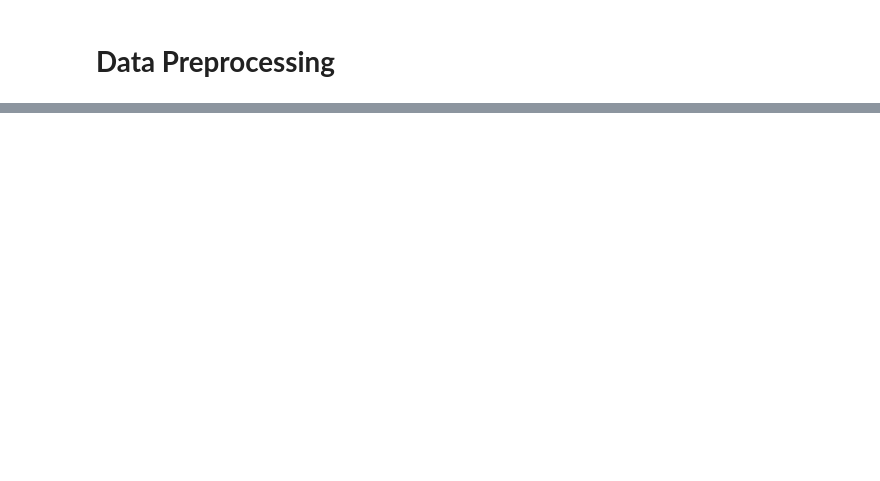
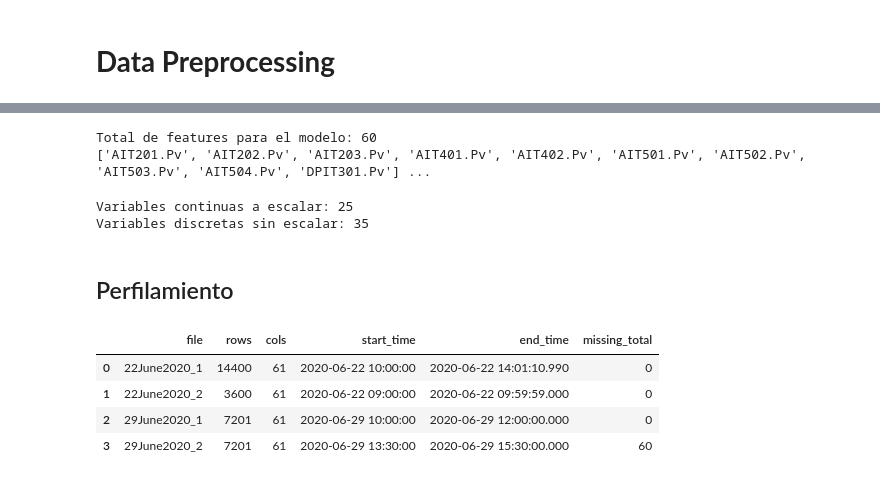
Before and after one commit to juanmi30/ics-synthetic-data-augmentation, a Jupyter notebook: data-preprocessing.ipynb, the cells around one changed output, grey strips where cells are left out. Cells and saved outputs as stored; diff of their text form; code cells hidden in the pictures; blank space fills up the shorter version.

Commit message:
rehacer preprocesamiento y perfilamiento

```diff
--- a/data-preprocessing.ipynb
+++ b/data-preprocessing.ipynb
@@ -199,30 +2,0 @@ Name: t_stamp, dtype: datetime64[ns]
-# %%
-# Convertir columna t_stamp a formato datetime
-data = data.replace('Bad Input', pd.NA)
-data['t_stamp'] = data['t_stamp'].astype(str).str.replace('/yy ', '/2020 ', regex=False)
-data['t_stamp'] = pd.to_datetime(data['t_stamp'], errors='coerce')
-data['t_stamp'].head()
-
-# Convertir columnas de estado a numéricas (valores inválidos -> NaN)
-state_cols = ['P1_STATE', 'P2_STATE', 'P3_STATE', 'P4_STATE', 'P5_STATE', 'P6_STATE']
-for col in state_cols:
-	data[col] = pd.to_numeric(data[col], errors='coerce')
-
-# Filtrar filas válidas para evitar errores en el gráfico
-plot_data = data.dropna(subset=['t_stamp'] + state_cols).copy()
-
-# Ordenar el DataFrame por la columna t_stamp
-plot_data = plot_data.sort_values(by='t_stamp').reset_index(drop=True)
-
-#Mostrar distribución de la columna t_stamp con grafico de lineas
-if plot_data.empty:
-	print('No hay datos válidos para graficar después de la limpieza.')
-else:
-	plt.figure(figsize=(12, 6))
-	for col in state_cols:
-		sns.lineplot(x='t_stamp', y=col, data=plot_data, label=col)
-	plt.title('Distribución de P1_STATE a P6_STATE a lo largo del tiempo')
-	plt.xlabel('Tiempo')
-	plt.ylabel('Estado')
-	plt.legend()
-	plt.show()
@@ -299,0 +170,41 @@ data.to_csv('SWaT_cleaned_data_2020.csv', index=False)
+# %%
+# Features que sí entran al modelo
+feature_cols = pv_cols + status_cols + state_cols
+
+print(f"Total de features para el modelo: {len(feature_cols)}")
+print(feature_cols[:10], "..." if len(feature_cols) > 10 else "")
+# %% [output]
+Total de features para el modelo: 60
+['AIT201.Pv', 'AIT202.Pv', 'AIT203.Pv', 'AIT401.Pv', 'AIT402.Pv', 'AIT501.Pv', 'AIT502.Pv', 'AIT503.Pv', 'AIT504.Pv', 'DPIT301.Pv'] ...
+# %%
+continuous_cols = pv_cols
+discrete_cols = status_cols + state_cols
+
+print(f"Variables continuas a escalar: {len(continuous_cols)}")
+print(f"Variables discretas sin escalar: {len(discrete_cols)}")
+# %% [output]
+Variables continuas a escalar: 25
+Variables discretas sin escalar: 35
+# %% [markdown]
+## Perfilamiento
+# %%
+summary_rows = []
+
+for name, df in files_clean.items():
+    summary_rows.append({
+        "file": name,
+        "rows": len(df),
+        "cols": len(df.columns),
+        "start_time": df["t_stamp"].min() if "t_stamp" in df.columns else None,
+        "end_time": df["t_stamp"].max() if "t_stamp" in df.columns else None,
+        "missing_total": df.isna().sum().sum()
+    })
+
+summary_df = pd.DataFrame(summary_rows)
+summary_df
+# %% [output]
+|  | file | rows | cols | start_time | end_time | missing_total |
+| 0 | 22June2020_1 | 14400 | 61 | 2020-06-22 10:00:00 | 2020-06-22 14:01:10.990 | 0 |
+| 1 | 22June2020_2 | 3600 | 61 | 2020-06-22 09:00:00 | 2020-06-22 09:59:59.000 | 0 |
+| 2 | 29June2020_1 | 7201 | 61 | 2020-06-29 10:00:00 | 2020-06-29 12:00:00.000 | 0 |
+| 3 | 29June2020_2 | 7201 | 61 | 2020-06-29 13:30:00 | 2020-06-29 15:30:00.000 | 60 |
```
Also changed, not shown: parts of 19 cells of this notebook, 9 other files.
